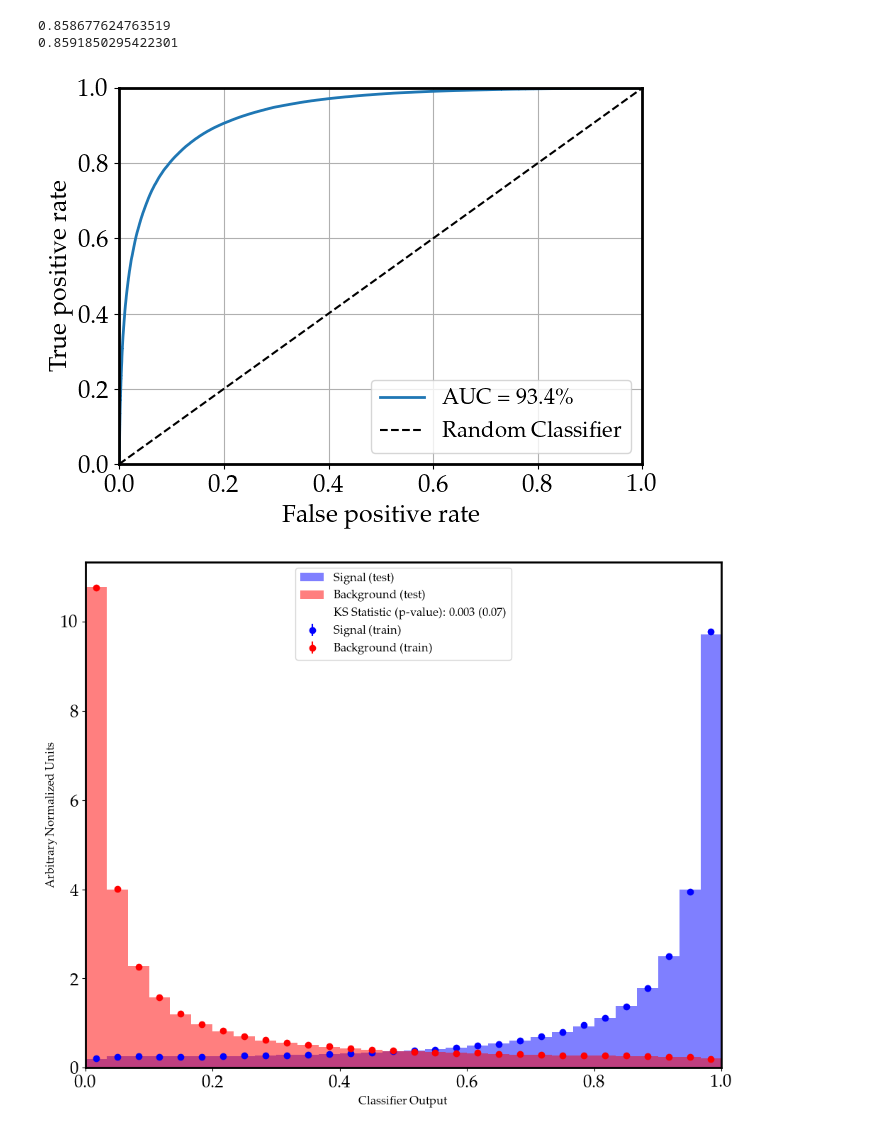
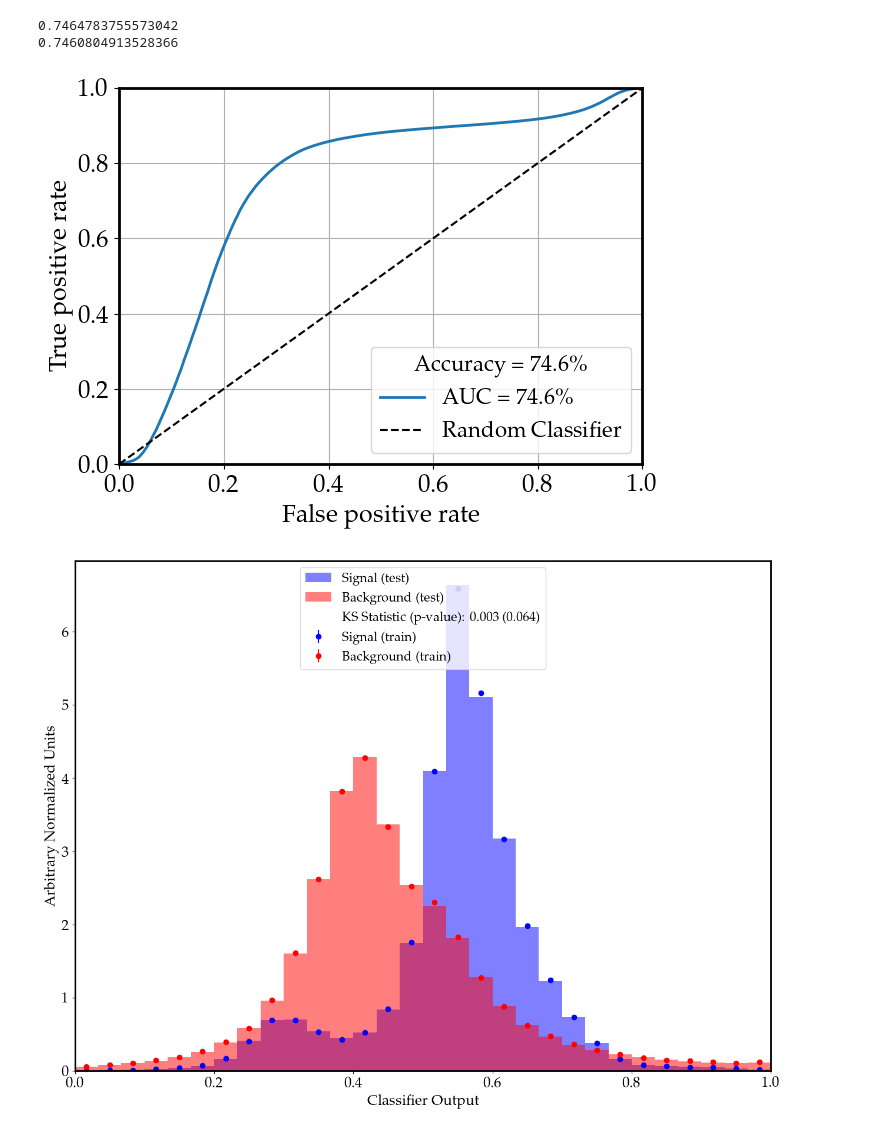
Before and after one commit to ikrommyd/PHYS549, a Jupyter notebook: train_models.ipynb, the cells around one changed output. Saved outputs shown, nothing was run; the diff lists cells and outputs as text; code cells hidden in the pictures.

Commit message:
made edits to train_models notebook

```diff
--- a/train_models.ipynb
+++ b/train_models.ipynb
@@ -24,7 +24,7 @@ plt.rcParams.update({
     "ytick.labelsize": 18,
     "legend.numpoints": 1,
     "axes.linewidth": 2,
-    "legend.title_fontsize": 18,
+    "legend.title_fontsize": 16,
     "axes.labelsize": 18,
     "legend.fontsize": 16
 })
@@ -32,15 +32,26 @@ plt.rcParams.update({
 # load training and testing arrays along with their labels and variable and label names
 # such a file is created at the end of the explore.ipynb notebook
 with np.load('root_files/train_test_49variables.npz') as f:
-    X_train_final = f['X_train']
+    X_train = f['X_train']
     y_train = f['y_train']
-    X_test_final = f['X_test']
+    X_test = f['X_test']
     y_test = f['y_test']
     features = f['variables'].tolist()
     labels = f['labels'].tolist()
+# %%
+to_use = ['fj_eta',
+          'fj_mass',
+          'fj_phi',
+          'fj_pt',
+          'fj_ptDR']
+
+num_of_variables = len(to_use)
+indices = sorted([features.index(i) for i in to_use])
+X_train_final = X_train[:,indices]
+X_test_final = X_test[:,indices]
 # %%
 # build a simple neural network in keras with our imported MLP class
-model = MLP(2, [60,60], ['relu','relu'], True, X_train_final.shape[1])
+model = MLP(X_train_final.shape[1])
 model.save_random_weights()
 model.show_model()
 # %% [output]
@@ -206,10 +221,11 @@ LinearDiscriminantAnalysis()
 # %%
 # print the accuracies of the LDA classifier on the training and testing data sets
 print(fisher.score(X_train_final, y_train[:,0]))
-print(fisher.score(X_test_final, y_test[:,0]))
+accuracy = fisher.score(X_test_final, y_test[:,0])
+print(accuracy)
 # %% [output]
-0.858677624763519
-0.8591850295422301
+0.7464783755573042
+0.7460804913528366
 # %%
 # run LDA classifier inference on train and test data sets and create ROC curve
 predict_array_train = fisher.predict_proba(X_train_final)
@@ -218,19 +235,19 @@ fpr, tpr, threshold = roc_curve(y_test[:,0], predict_array_test[:,1])
 # %%
 # plot ROC curve
 plt.figure()
 plt.plot(fpr, tpr, lw=2, label=f"AUC = {auc(fpr,tpr)*100:.1f}\%")
 plt.plot(np.linspace(0,1),np.linspace(0,1),color='k',ls='--',label = 'Random Classifier')
 plt.xlabel('False positive rate')
 plt.ylabel('True positive rate')
 plt.ylim(0,1)
 plt.xlim(0,1)
 plt.grid()
-plt.legend(loc='lower right')
+plt.legend(loc='lower right', title=f'Accuracy = {accuracy*100:.1f}\%')
 plt.tight_layout()
-plt.savefig('plots/ROC_LDA_combined.pdf')
+plt.savefig(f'plots/ROC_LDA_{num_of_variables}variables.pdf')
 plt.show()
 # %% [output]
-[figure, old version]
+[figure, new version]
 # %%
 # create KS histogram of classifier output to check for overtraining
 fig = make_ks_plot(y_train[:,0], predict_array_train[:,1],
@@ -239,4 +256,4 @@ fig.savefig('plots/KS_LDA_combined.pdf')
 # %%
 fig
 # %% [output]
-[figure, old version]
+[figure, new version]
```
Also changed, not shown: parts of 17 cells of this notebook, 13 other files.
